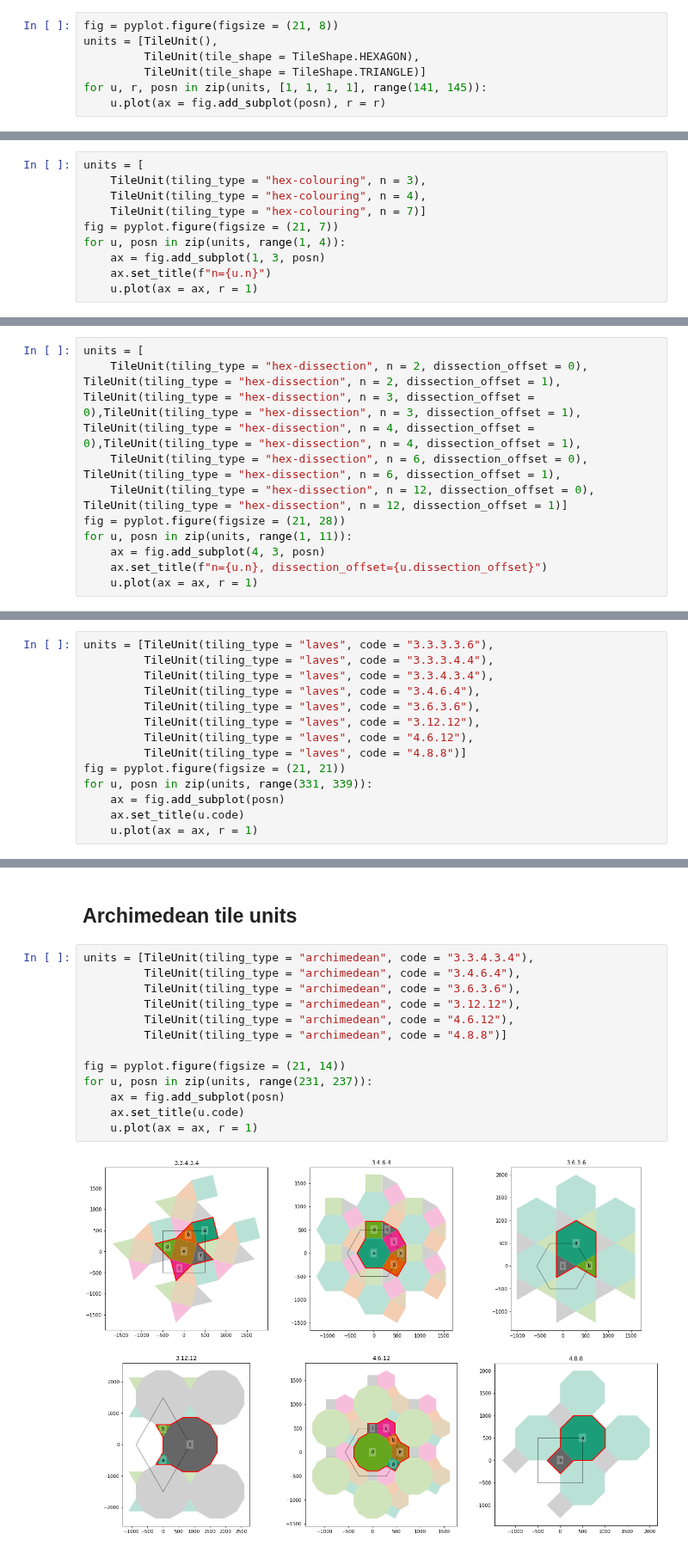
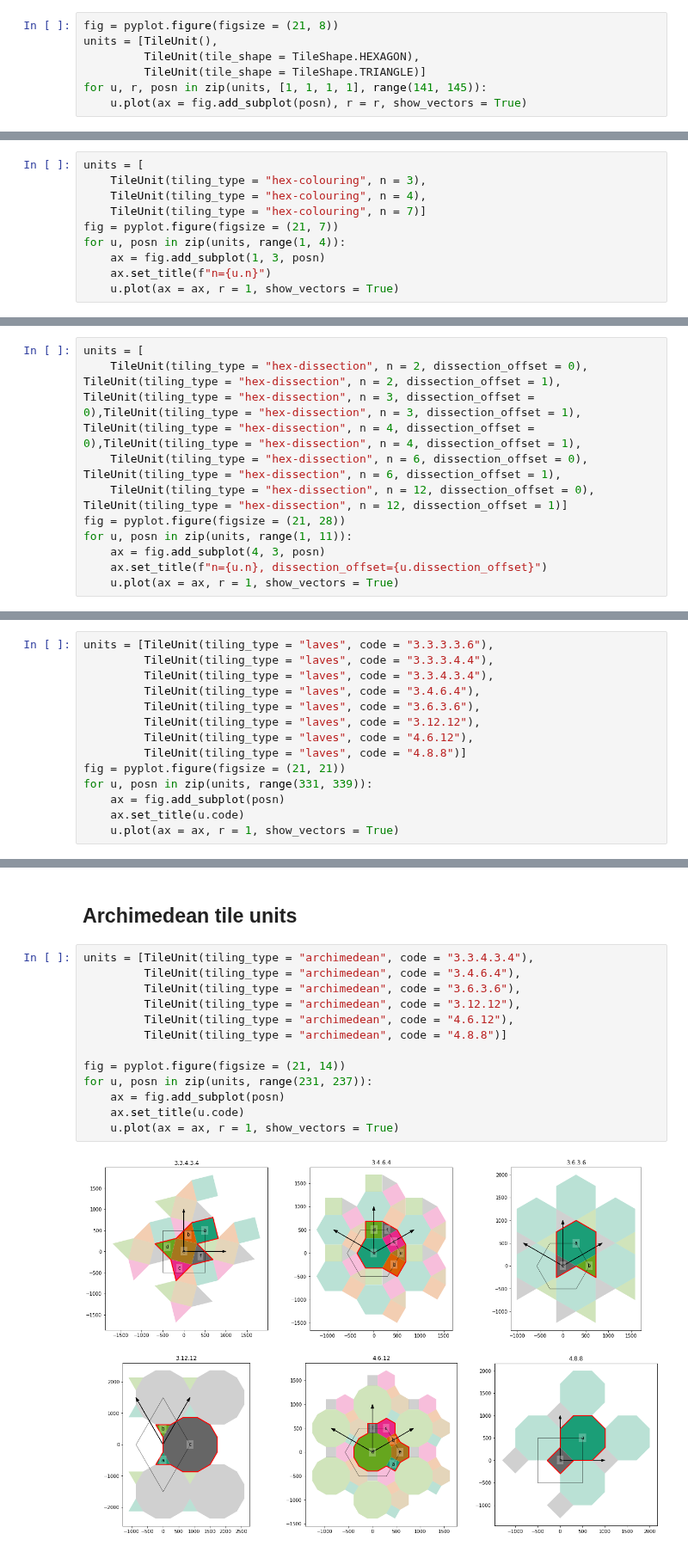
Before and after one commit to DOSull/weaving-space, a Jupyter notebook: weavingspace/all-the-tiles.ipynb, the cells around one changed output, grey strips where cells are left out. Shown at 86% size. Saved outputs shown, nothing was run; the diff lists cells and outputs as text.

```diff
--- a/weavingspace/all-the-tiles.ipynb
+++ b/weavingspace/all-the-tiles.ipynb
@@ -13,5 +13,5 @@ units = [TileUnit(),
          TileUnit(tile_shape = TileShape.HEXAGON),
          TileUnit(tile_shape = TileShape.TRIANGLE)]
 for u, r, posn in zip(units, [1, 1, 1, 1], range(141, 145)):
-    u.plot(ax = fig.add_subplot(posn), r = r)
+    u.plot(ax = fig.add_subplot(posn), r = r, show_vectors = True)
 # %% [output]
@@ -36,5 +36,5 @@ fig = pyplot.figure(figsize = (21, 7))
 for u, posn in zip(units, range(1, 4)):
     ax = fig.add_subplot(1, 3, posn)
     ax.set_title(f"n={u.n}")
-    u.plot(ax = ax, r = 1)
+    u.plot(ax = ax, r = 1, show_vectors = True)
 # %% [output]
@@ -50,5 +50,5 @@ fig = pyplot.figure(figsize = (21, 28))
 for u, posn in zip(units, range(1, 11)):
     ax = fig.add_subplot(4, 3, posn)
     ax.set_title(f"n={u.n}, dissection_offset={u.dissection_offset}")
-    u.plot(ax = ax, r = 1)
+    u.plot(ax = ax, r = 1, show_vectors = True)
 # %% [output]
@@ -69,5 +69,5 @@ fig = pyplot.figure(figsize = (21, 21))
 for u, posn in zip(units, range(331, 339)):
     ax = fig.add_subplot(posn)
     ax.set_title(u.code)
-    u.plot(ax = ax, r = 1)
+    u.plot(ax = ax, r = 1, show_vectors = True)
 # %% [output]
@@ -77,15 +77,15 @@ for u, posn in zip(units, range(331, 339)):
 # %%
 units = [TileUnit(tiling_type = "archimedean", code = "3.3.4.3.4"),
          TileUnit(tiling_type = "archimedean", code = "3.4.6.4"),
          TileUnit(tiling_type = "archimedean", code = "3.6.3.6"),
          TileUnit(tiling_type = "archimedean", code = "3.12.12"),
          TileUnit(tiling_type = "archimedean", code = "4.6.12"),
          TileUnit(tiling_type = "archimedean", code = "4.8.8")]
 
 fig = pyplot.figure(figsize = (21, 14))
 for u, posn in zip(units, range(231, 237)):
     ax = fig.add_subplot(posn)
     ax.set_title(u.code)
-    u.plot(ax = ax, r = 1)
+    u.plot(ax = ax, r = 1, show_vectors = True)
 # %% [output]
-[figure, old version]
+[figure, new version]
```
Also changed, not shown: parts of 5 cells of this notebook, 5 other files.
